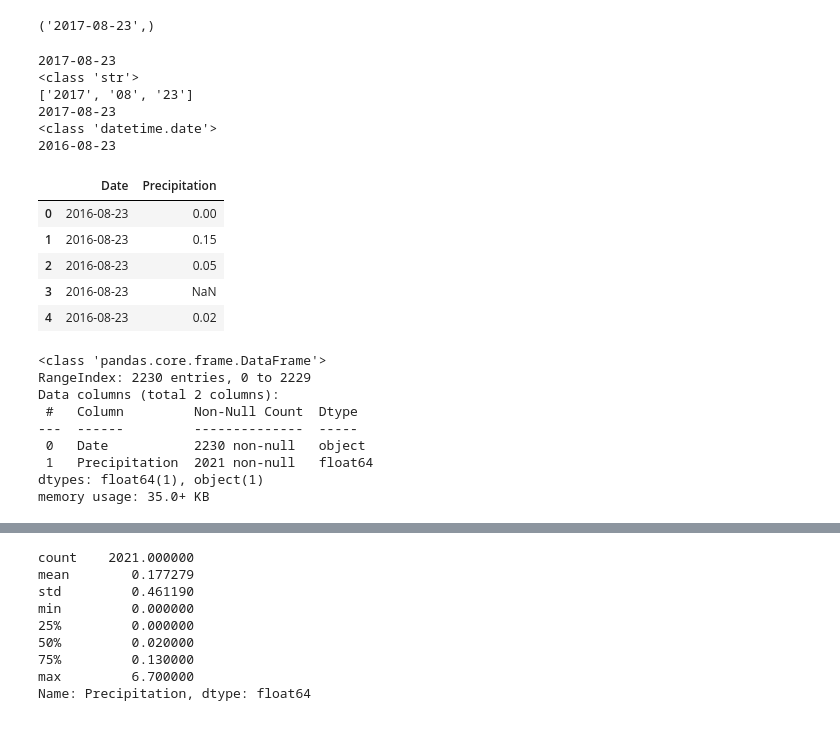
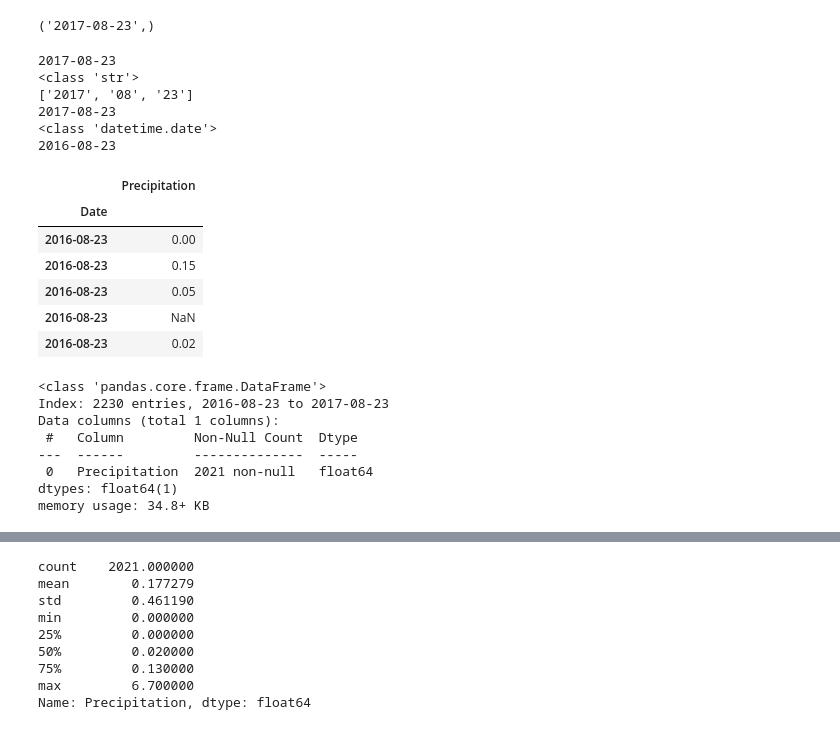
Before and after one commit to Ao-27/sqlalchemy-challenge, a Jupyter notebook: SurfsUp/climate_starter.ipynb, the cells around one changed output, grey strips where cells are left out. Cells and saved outputs as stored; diff of their text form; code cells hidden in the pictures.

```diff
--- a/SurfsUp/climate_starter.ipynb
+++ b/SurfsUp/climate_starter.ipynb
@@ -76,51 +79,51 @@ print(Date_TXT_Split)
 most_recent_asDT = dt.date(year=int(Date_TXT_Split[0]),month=int(Date_TXT_Split[1]),day=int(Date_TXT_Split[2]))
 print(most_recent_asDT)
 print(type(most_recent_asDT))
 
 # Calculate the date one year from the last date in data set.
 one_yr_prior_inclusive = most_recent_asDT - dt.timedelta(days=365)
 print(one_yr_prior_inclusive)
 
 # Perform a query to retrieve the data and precipitation scores
 #Reviewed data set ... columns needed are titled "date" and "prcp" ... There's also "station" and "tobs" ...
 
 precipitation_score_data = session.query(Measurement.date, Measurement.prcp).filter(Measurement.date >= one_yr_prior_inclusive).order_by(Measurement.date).all()
 
 # Save the query results as a Pandas DataFrame. Explicitly set the column names
 prcp_col_names = {
      "date" : "Date",
      "prcp" : "Precipitation"
 }
 precipitation_data_df = pd.DataFrame(data=precipitation_score_data).rename(columns=prcp_col_names)   # , columns=prcp_col_names) #Cannot be within the DF function to rename via a Dict ...
 precipitation_data_df.head()
 
 # Sort the dataframe by date
-precipitation_data_df.sort_values('Date')
+precipitation_data_df.set_index("Date", inplace=True)
 precipitation_data_df.head()
 # %% [output]
 2017-08-23
 <class 'str'>
 ['2017', '08', '23']
 2017-08-23
 <class 'datetime.date'>
 2016-08-23
-|  | Date | Precipitation |
-| 0 | 2016-08-23 | 0.00 |
-| 1 | 2016-08-23 | 0.15 |
-| 2 | 2016-08-23 | 0.05 |
-| 3 | 2016-08-23 | NaN |
-| 4 | 2016-08-23 | 0.02 |
+|  | Precipitation |
+| Date |  |
+| 2016-08-23 | 0.00 |
+| 2016-08-23 | 0.15 |
+| 2016-08-23 | 0.05 |
+| 2016-08-23 | NaN |
+| 2016-08-23 | 0.02 |
 # %%
 #Validate the datatypes within the DF for matplotlibs processing needs.
 
 precipitation_data_df.info()
 # %% [output]
 <class 'pandas.core.frame.DataFrame'>
-RangeIndex: 2230 entries, 0 to 2229
-Data columns (total 2 columns):
+Index: 2230 entries, 2016-08-23 to 2017-08-23
+Data columns (total 1 columns):
  #   Column         Non-Null Count  Dtype
 ---  ------         --------------  -----
- 0   Date           2230 non-null   object
- 1   Precipitation  2021 non-null   float64
-dtypes: float64(1), object(1)
-memory usage: 35.0+ KB
+ 0   Precipitation  2021 non-null   float64
+dtypes: float64(1)
+memory usage: 34.8+ KB
```
Also changed, not shown: parts of 6 cells of this notebook, 1 other file.
